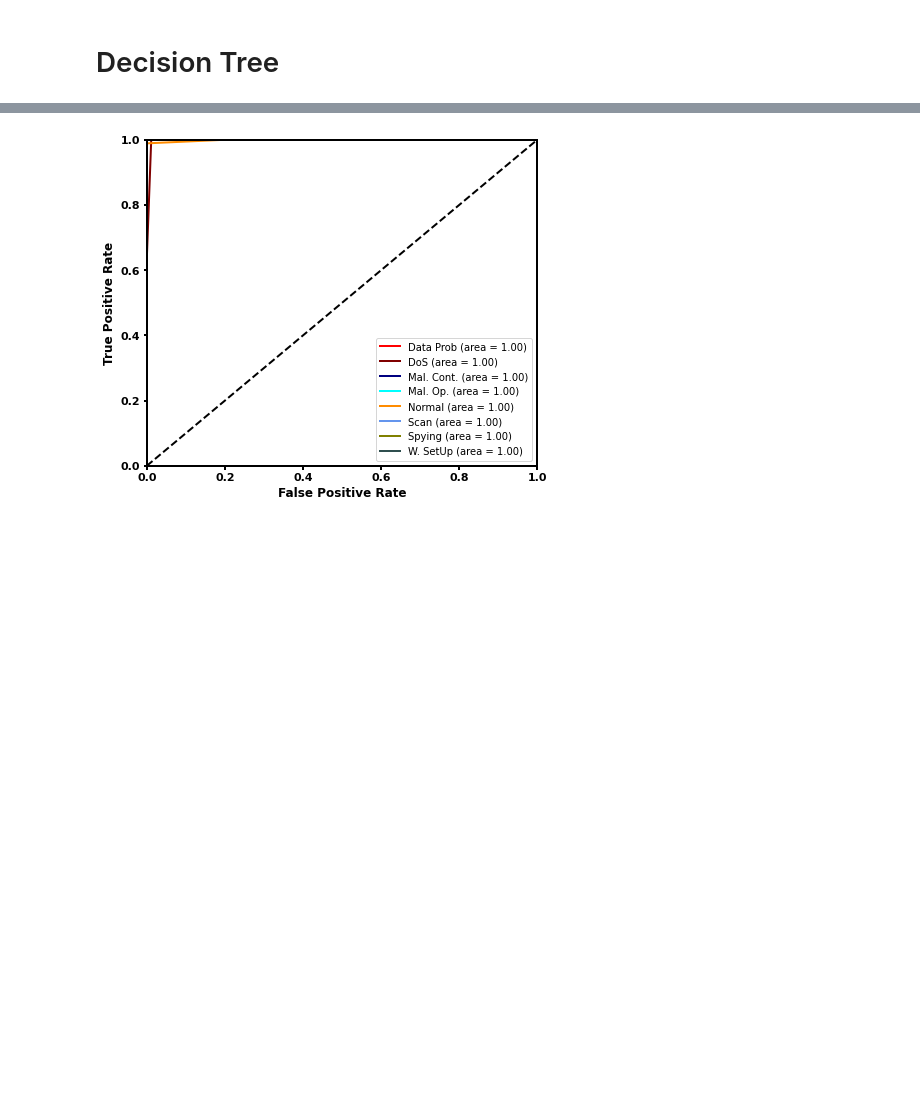
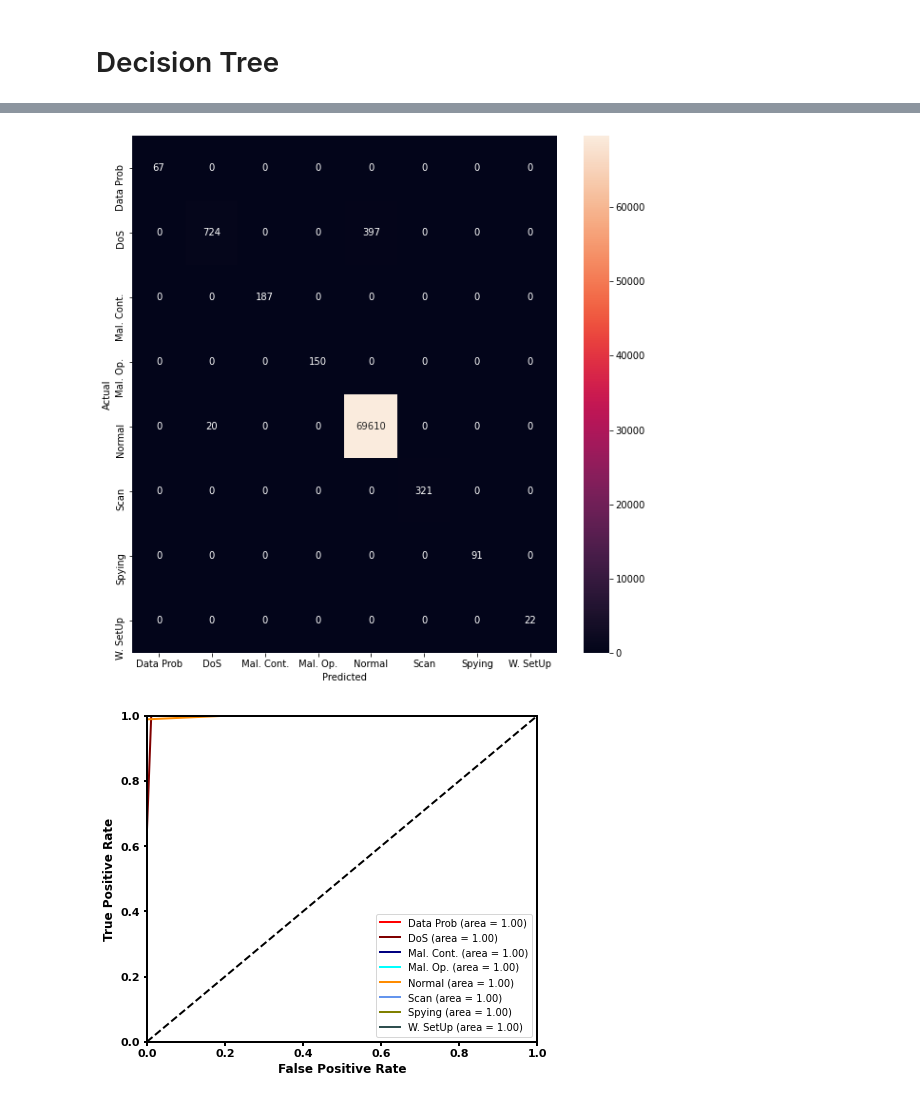
Before and after one commit to labonisarkar/IoT, a Jupyter notebook: IoTNoteBook.ipynb, the cells around one changed output, grey strips where cells are left out. Saved outputs shown, nothing was run; the diff lists cells and outputs as text; code cells hidden in the pictures; blank space fills up the shorter version.

```diff
--- a/IoTNoteBook.ipynb
+++ b/IoTNoteBook.ipynb
@@ -543,5 +553,9 @@ Malitious Operation       1.00      1.00      1.00       150
        weighted avg       0.99      0.99      0.99     71589
         samples avg       0.99      0.99      0.99     71589
+# %%
+plot_confusion_matrix(y_test, y_pred)
+# %% [output]
+[figure, added]
 # %%
 y_score = dtree.predict_proba(X_test)
 plot_roc_curve(y_score,y_test,name)
```
Also changed, not shown: parts of 38 cells of this notebook.
